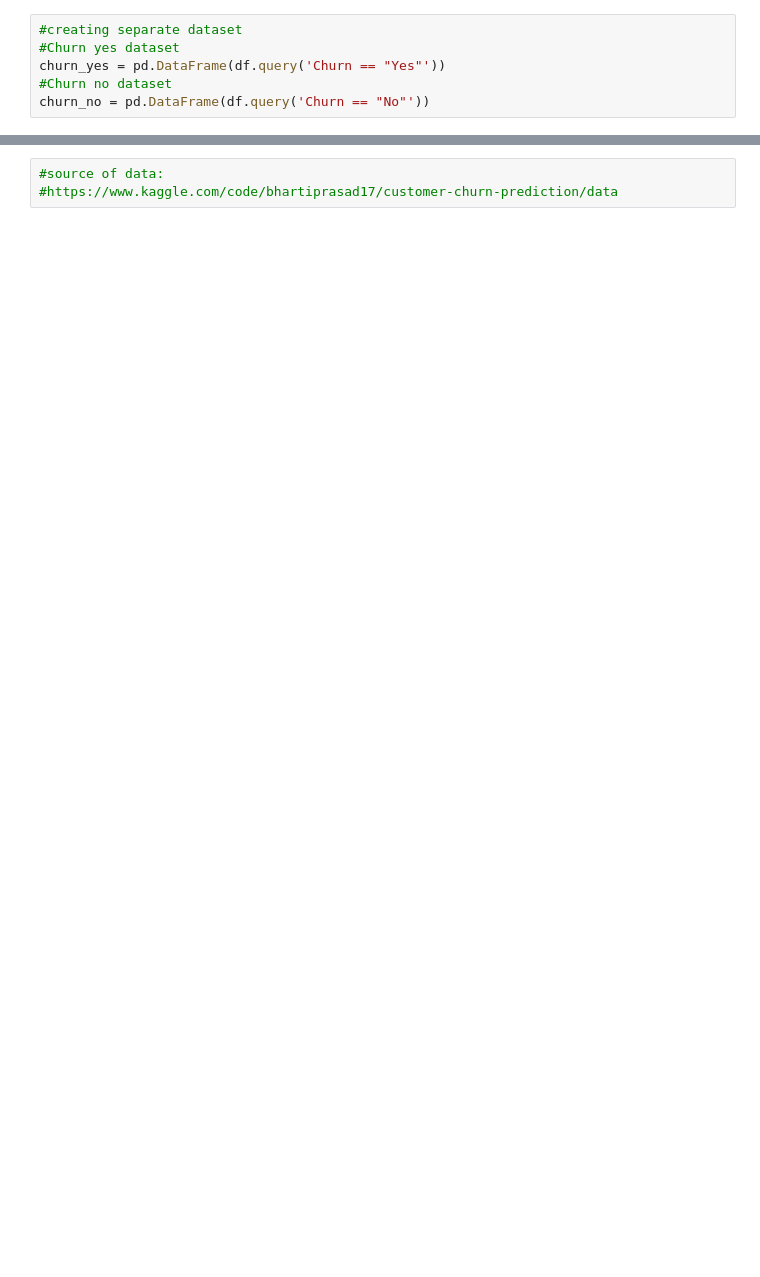
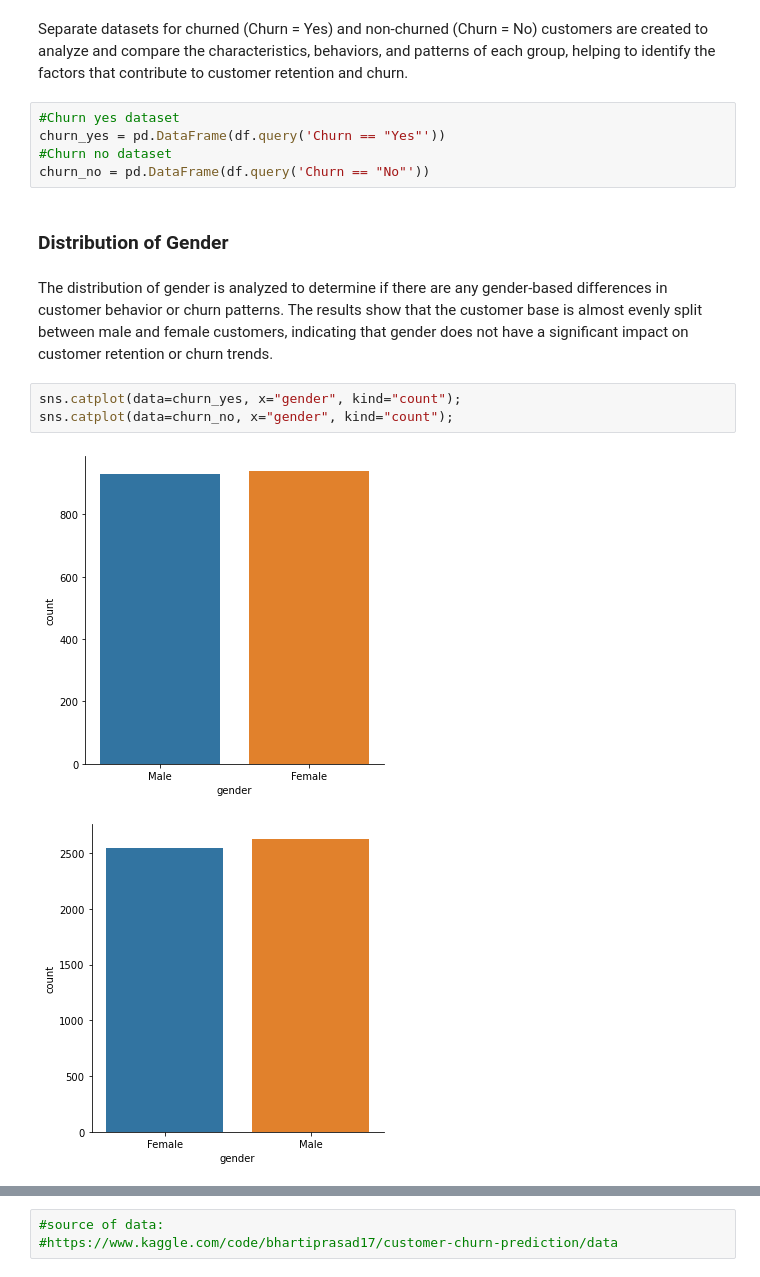
Before and after one commit to KatarzynaTondas/Python-Projects, a Jupyter notebook: CustomersChurn_analysis.ipynb, the cells around one changed output, grey strips where cells are left out. Drawn from its saved outputs; the diff is of its cells as text; blank space fills up the shorter version.

```diff
--- a/CustomersChurn_analysis.ipynb
+++ b/CustomersChurn_analysis.ipynb
@@ -82,6 +102,17 @@ sns.catplot(data=df, x="gender", kind="count");
+# %% [markdown]
+Separate datasets for churned (Churn = Yes) and non-churned (Churn = No) customers are created to analyze and compare the characteristics, behaviors, and patterns of each group, helping to identify the factors that contribute to customer retention and churn.
 # %%
-#creating separate dataset
 #Churn yes dataset
 churn_yes = pd.DataFrame(df.query('Churn == "Yes"'))
 #Churn no dataset
 churn_no = pd.DataFrame(df.query('Churn == "No"'))
+# %% [markdown]
+### Distribution of Gender
+# %% [markdown]
+The distribution of gender is analyzed to determine if there are any gender-based differences in customer behavior or churn patterns. The results show that the customer base is almost evenly split between male and female customers, indicating that gender does not have a significant impact on customer retention or churn trends.
+# %%
+sns.catplot(data=churn_yes, x="gender", kind="count");
+sns.catplot(data=churn_no, x="gender", kind="count");
+# %% [output]
+[figure, new version]
+[figure, added]
```
Also changed, not shown: parts of 66 cells of this notebook.
